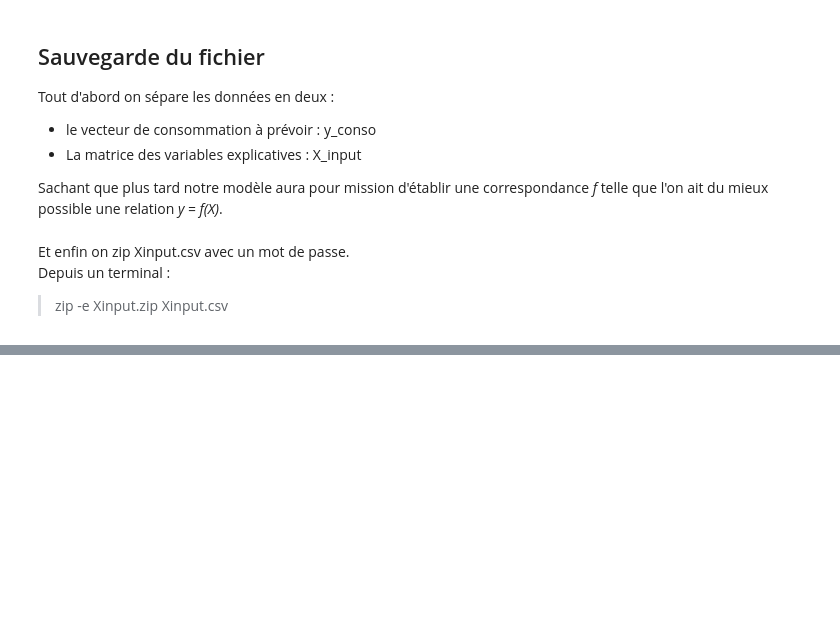
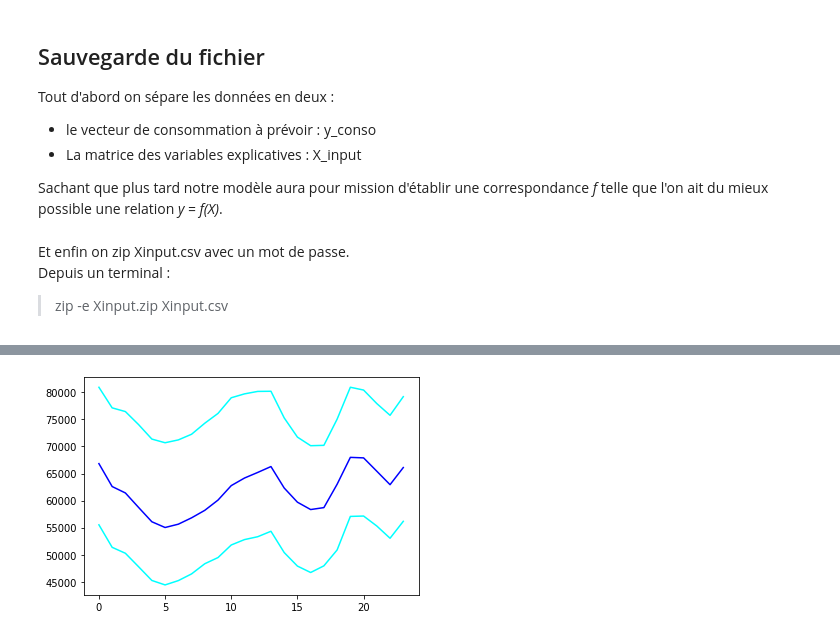
Before and after one commit to marota/TP_Formation_Conso_MachineLearning, a Jupyter notebook: TP1_Preparation_donnees_2014_2018.ipynb, the cells around one changed output, grey strips where cells are left out. Saved outputs shown, nothing was run; the diff lists cells and outputs as text; code cells hidden in the pictures; blank space fills up the shorter version.

```diff
--- a/TP1_Preparation_donnees_2014_2018.ipynb
+++ b/TP1_Preparation_donnees_2014_2018.ipynb
@@ -551,0 +658,10 @@ Depuis un terminal :
+# %%
+# Par commodité, on isole le mois pour après attraper les mois d'hiver et d'été
+Xinput['month'] = Xinput['ds'].dt.month
+
+# On isole aussi les heures
+Xinput['hour'] = Xinput['ds'].dt.hour
+
+# On sépare les jours de la semaine
+# La fonction datetime.weekday() renvoie 0 => Lundi, 1 => Mardi, ..., 5 => Samedi, 6 => Dimanche
+Xinput['weekday'] = Xinput['ds'].dt.weekday
@@ -551,0 +678,15 @@ Depuis un terminal :
+# %%
+# On aggrège les mois d'hiver ensemble
+XY_df = pd.merge(Yconso, Xinput, on = 'ds')
+groupedHiver = XY_df[(XY_df.month == 12) |
+                                     (XY_df.month == 1) |
+                                     (XY_df.month == 2)].groupby(['weekday', 'hour'], as_index=True)
+
+# Idem pour les mois d'été
+groupedEte = XY_df[(XY_df.month == 6) |
+                                   (XY_df.month == 7) |
+                                   (XY_df.month == 8)].groupby(['weekday', 'hour'], as_index=True)
+
+statsHiver = groupedHiver['y'].aggregate([np.mean, np.min, np.max])
+statsEte = groupedEte['y'].aggregate([np.mean, np.min, np.max])
+display(statsHiver)
@@ -551,0 +708,11 @@ Depuis un terminal :
+# %%
+# On affiche des infos sur le profil pour les jours de la semaine
+# 0 => Lundi, 1 => Mardi, ..., 5 => Samedi, 6 => Dimanche
+jour = statsHiver.loc[6]
+
+plt.plot(jour['amin'], color='cyan')
+plt.plot(jour['mean'], color='blue')
+plt.plot(jour['amax'], color='cyan')
+plt.show()
+# %% [output]
+[figure, added]
```
Also changed, not shown: parts of 33 cells of this notebook, 4 other files.
